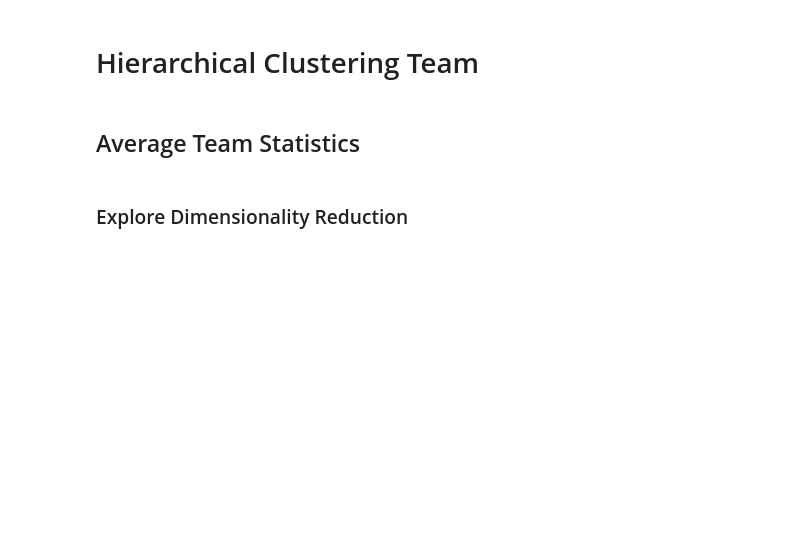
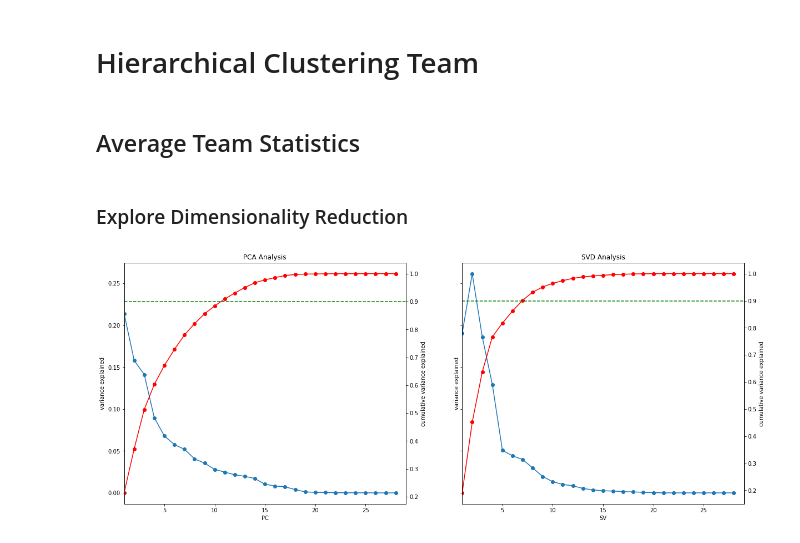
Before and after one commit to abeljoshua20/PBA-Statistic-Clustering, a Jupyter notebook: PBA_Merging_WordCloud.ipynb, the cells around one changed output. Saved outputs shown, nothing was run; the diff lists cells and outputs as text; code cells hidden in the pictures; blank space fills up the shorter version.

```diff
--- a/PBA_Merging_WordCloud.ipynb
+++ b/PBA_Merging_WordCloud.ipynb
@@ -10,14 +12 @@ from sklearn.preprocessing import StandardScaler
 from PIL import Image
-# %%
-engine = create_engine('sqlite:///pba.db')
-with engine.connect() as conn:
-    df_player = pd.read_sql('SELECT * FROM player', con=conn)
-    df_avg_stat = pd.read_sql('SELECT * FROM avg_stat', con=conn)
-    df_tot_stat = pd.read_sql('SELECT * FROM total_stat', con=conn)
-    df_team = pd.read_sql('SELECT * FROM team', con=conn)
-    df_team_avg_stat = pd.read_sql('SELECT * FROM team_avg_stat', con=conn)
-    df_team_tot_stat = pd.read_sql('SELECT * FROM team_total_stat', con=conn)
-    df_history = pd.read_sql('SELECT * FROM history', con=conn)
-    df_conference = pd.read_sql('SELECT * FROM conference', con=conn)
-
-engine.dispose()
@@ -238,2 +154,7 @@ ax.set_ylabel('cumulative variance explained');
+# %%
+df_avg_team = get_teamstat_with_name(df_team_avg_stat)
+df_avg_team = df_avg_team.loc[df_avg_team.year.astype(int) < 2020]
+feature_raw = df_avg_team.drop(['year', 'conference', 'team_name'], axis=1)
+feature = StandardScaler().fit_transform(feature_raw)
 # %% [markdown]
 ### Explore Dimensionality Reduction
@@ -241,0 +161,8 @@ pca = PCA(10).fit(feature)
+# %%
+fig, (ax1, ax2) = plt.subplots(1, 2, figsize=(20, 8), sharey=True)
+plot_variance(PCA(feature.shape[1] - 1).fit(feature),
+              'PCA Analysis', ax1, xlabel='PC')
+plot_variance(TruncatedSVD(feature_raw.shape[1] - 1).fit(feature_raw),
+              'SVD Analysis', ax2, xlabel='SV')
+# %% [output]
+[figure, added]
```
Also changed, not shown: parts of 62 cells of this notebook.
